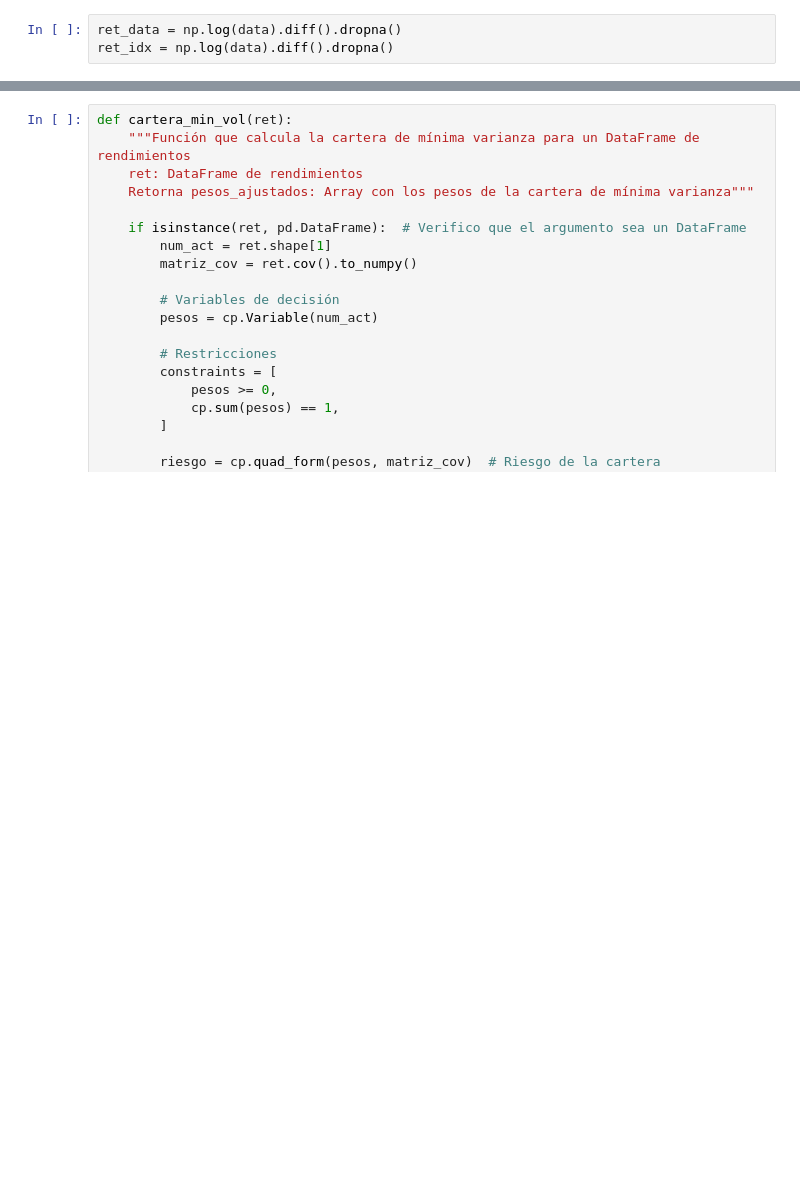
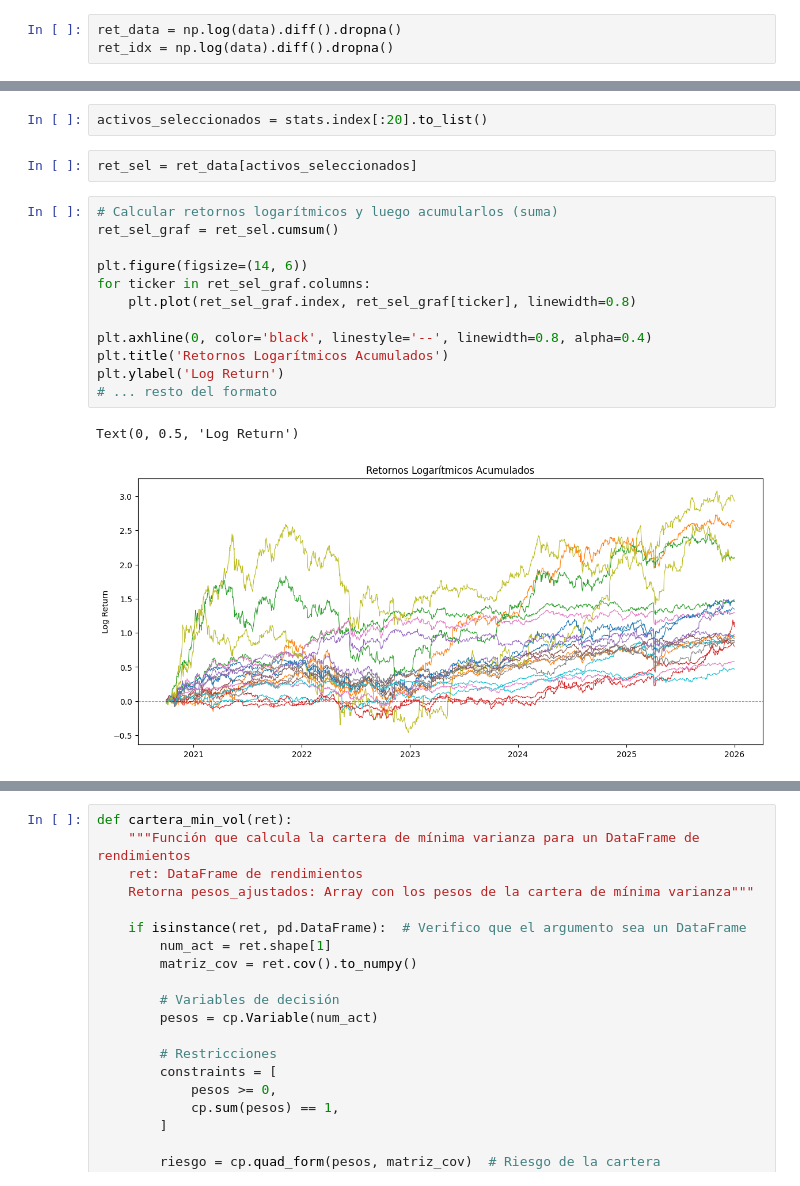
Before and after one commit to alfonso-santos/microcredencial-carteras-python, a Jupyter notebook: Examen_Prueba.ipynb, the cells around one changed output, grey strips where cells are left out. Saved outputs shown, nothing was run; the diff lists cells and outputs as text; blank space fills up the shorter version.

```diff
--- a/Examen_Prueba.ipynb
+++ b/Examen_Prueba.ipynb
@@ -109,0 +150,19 @@ ret_idx = np.log(data).diff().dropna()
+# %%
+activos_seleccionados = stats.index[:20].to_list()
+# %%
+ret_sel = ret_data[activos_seleccionados]
+# %%
+# Calcular retornos logarítmicos y luego acumularlos (suma)
+ret_sel_graf = ret_sel.cumsum()
+
+plt.figure(figsize=(14, 6))
+for ticker in ret_sel_graf.columns:
+    plt.plot(ret_sel_graf.index, ret_sel_graf[ticker], linewidth=0.8)
+
+plt.axhline(0, color='black', linestyle='--', linewidth=0.8, alpha=0.4)
+plt.title('Retornos Logarítmicos Acumulados')
+plt.ylabel('Log Return')
+# ... resto del formato
+# %% [output]
+Text(0, 0.5, 'Log Return')
+[figure, added]
```
Also changed, not shown: parts of 18 cells of this notebook.
